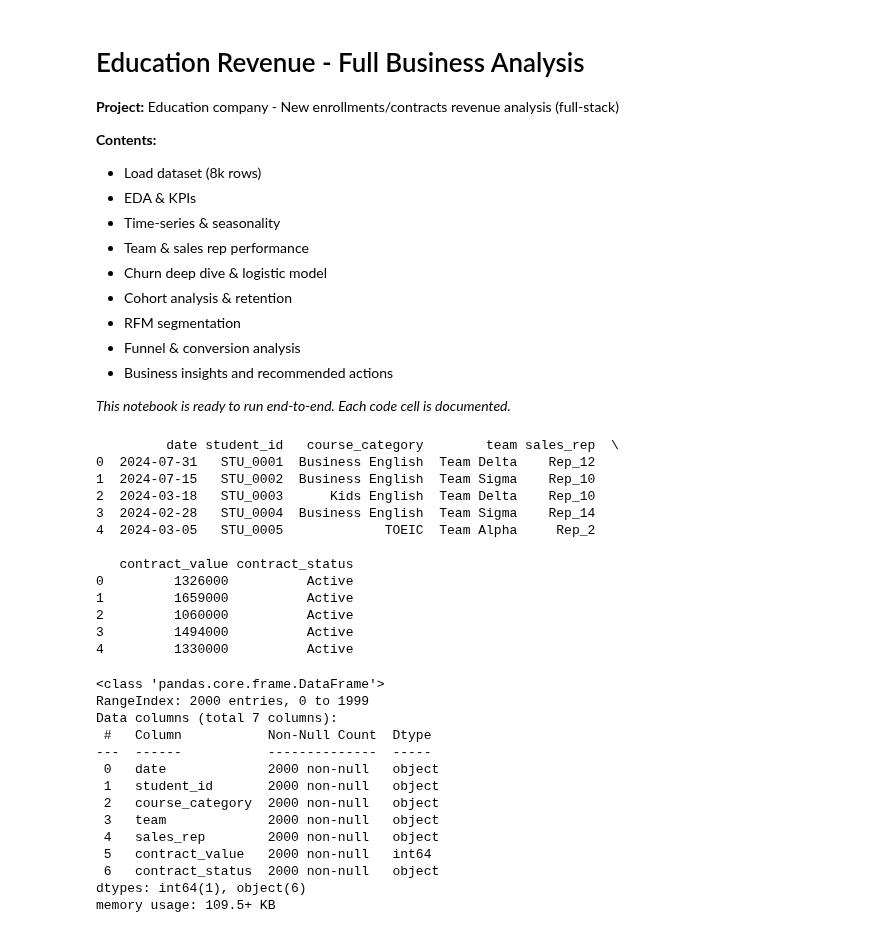
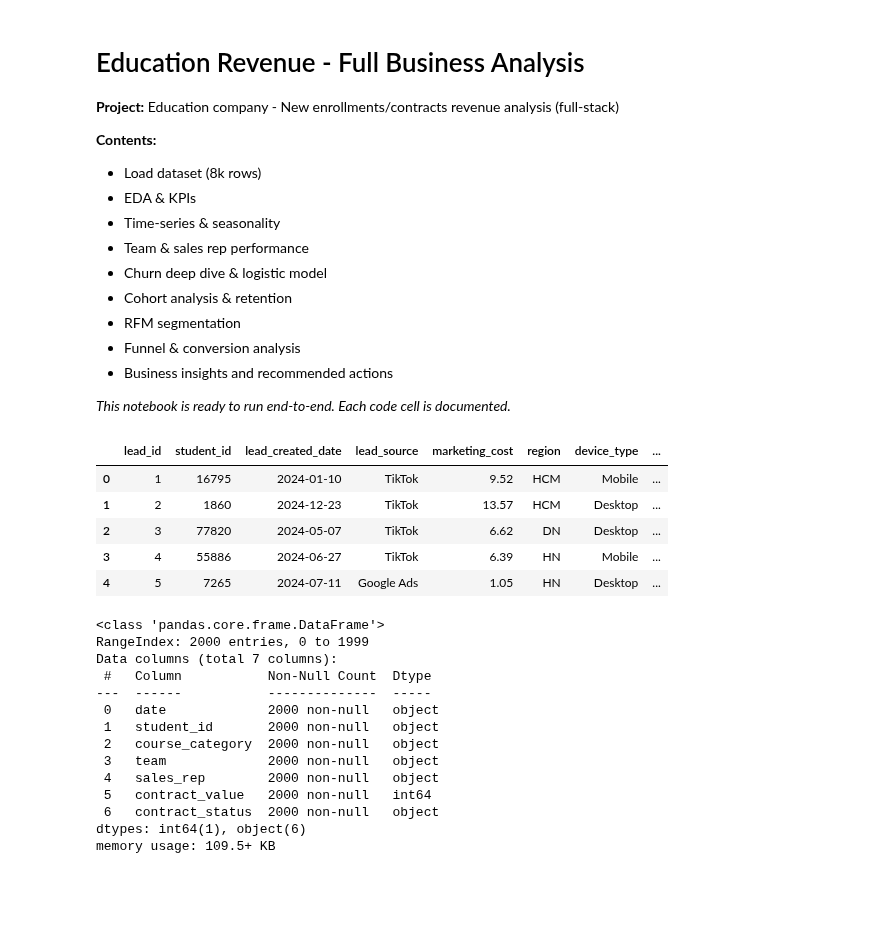
Before and after one commit to noahnoahnoahtran/EDA, a Jupyter notebook: 12_education_revenue/analysis.ipynb, the cells around one changed output. Drawn from its saved outputs; the diff is of its cells as text; code cells hidden in the pictures; blank space fills up the shorter version.

```diff
--- a/12_education_revenue/analysis.ipynb
+++ b/12_education_revenue/analysis.ipynb
@@ -34,25 +34,16 @@ from sklearn.metrics import classification_report, roc_auc_score, confusion_matr
 pd.set_option("display.max_columns", 200)
 plt.rcParams["figure.figsize"] = (10,5)
 sns.set(style="whitegrid")
-# %%
-#Show all columns upon viewing dataframe
-pd.set_option("display.max_columns", None)
 # %%
-df = pd.read_csv("datasets/enrollment_data.csv")
+# Load dataset
+path = "datasets/education_dataset_advanced_8000.csv"
+df = pd.read_csv(path, parse_dates=["lead_created_date", "contacted_date", "demo_date", "contract_date"])
+df.head()
+# %% [output]
+|  | lead_id | student_id | lead_created_date | lead_source | marketing_cost | region | device_type | ... |
+| 0 | 1 | 16795 | 2024-01-10 | TikTok | 9.52 | HCM | Mobile | ... |
+| 1 | 2 | 1860 | 2024-12-23 | TikTok | 13.57 | HCM | Desktop | ... |
+| 2 | 3 | 77820 | 2024-05-07 | TikTok | 6.62 | DN | Desktop | ... |
+| 3 | 4 | 55886 | 2024-06-27 | TikTok | 6.39 | HN | Mobile | ... |
+| 4 | 5 | 7265 | 2024-07-11 | Google Ads | 1.05 | HN | Desktop | ... |
-# %%
-print(df.head())
-# %% [output]
-         date student_id   course_category        team sales_rep  \
-0  2024-07-31   STU_0001  Business English  Team Delta    Rep_12
-1  2024-07-15   STU_0002  Business English  Team Sigma    Rep_10
-2  2024-03-18   STU_0003      Kids English  Team Delta    Rep_10
-3  2024-02-28   STU_0004  Business English  Team Sigma    Rep_14
-4  2024-03-05   STU_0005             TOEIC  Team Alpha     Rep_2
-
-   contract_value contract_status
-0         1326000          Active
-1         1659000          Active
-2         1060000          Active
-3         1494000          Active
-4         1330000          Active
 # %%
```
Also changed, not shown: parts of 2 cells of this notebook, 1 other file.
